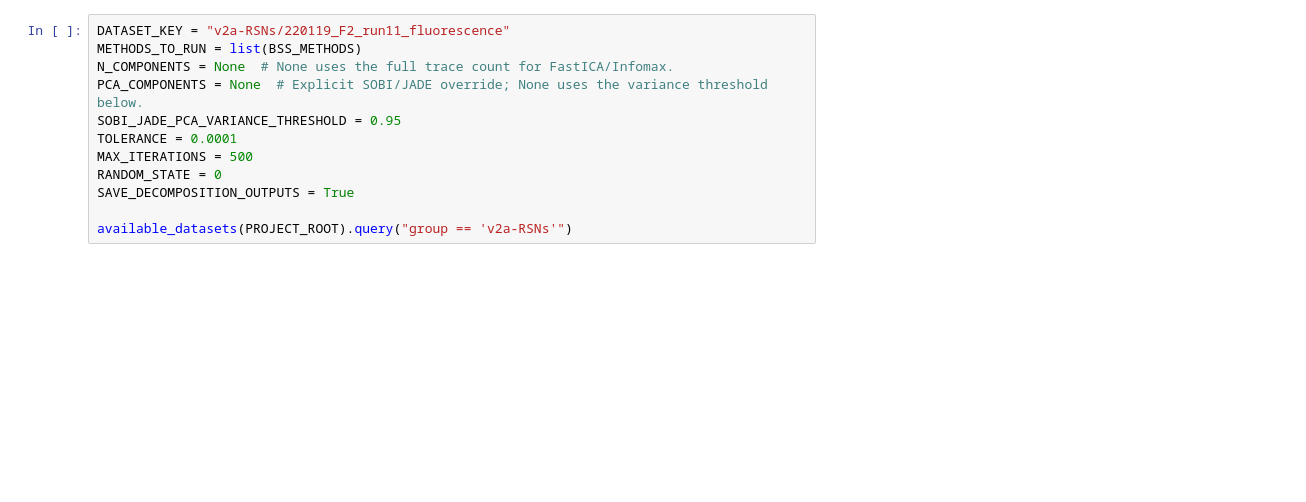
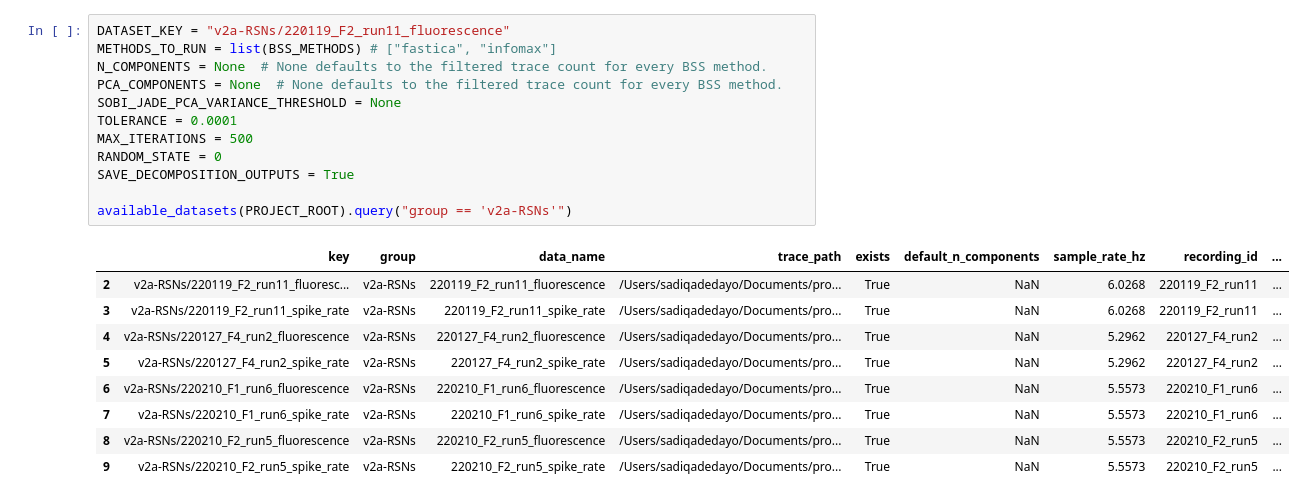
Before and after one commit to adedayoas91/ica-denoising, a Jupyter notebook: notebooks/v2a-RSNs/220119_F2_run11/decompositions.ipynb, the cells around one changed output. Cells and saved outputs as stored; diff of their text form; blank space fills up the shorter version.

```diff
--- a/notebooks/v2a-RSNs/220119_F2_run11/decompositions.ipynb
+++ b/notebooks/v2a-RSNs/220119_F2_run11/decompositions.ipynb
@@ -39,14 +41,24 @@ from ica_denoising.bss_notebook import (
 # %%
 DATASET_KEY = "v2a-RSNs/220119_F2_run11_fluorescence"
-METHODS_TO_RUN = list(BSS_METHODS)
-N_COMPONENTS = None  # None uses the full trace count for FastICA/Infomax.
-PCA_COMPONENTS = None  # Explicit SOBI/JADE override; None uses the variance threshold below.
-SOBI_JADE_PCA_VARIANCE_THRESHOLD = 0.95
+METHODS_TO_RUN = list(BSS_METHODS) # ["fastica", "infomax"]
+N_COMPONENTS = None  # None defaults to the filtered trace count for every BSS method.
+PCA_COMPONENTS = None  # None defaults to the filtered trace count for every BSS method.
+SOBI_JADE_PCA_VARIANCE_THRESHOLD = None
 TOLERANCE = 0.0001
 MAX_ITERATIONS = 500
 RANDOM_STATE = 0
 SAVE_DECOMPOSITION_OUTPUTS = True
 
 available_datasets(PROJECT_ROOT).query("group == 'v2a-RSNs'")
+# %% [output]
+|  | key | group | data_name | trace_path | exists | default_n_components | sample_rate_hz | recording_id | ... |
+| 2 | v2a-RSNs/220119_F2_run11_fluoresc... | v2a-RSNs | 220119_F2_run11_fluorescence | /Users/sadiqadedayo/Documents/pro... | True | NaN | 6.0268 | 220119_F2_run11 | ... |
+| 3 | v2a-RSNs/220119_F2_run11_spike_rate | v2a-RSNs | 220119_F2_run11_spike_rate | /Users/sadiqadedayo/Documents/pro... | True | NaN | 6.0268 | 220119_F2_run11 | ... |
+| 4 | v2a-RSNs/220127_F4_run2_fluorescence | v2a-RSNs | 220127_F4_run2_fluorescence | /Users/sadiqadedayo/Documents/pro... | True | NaN | 5.2962 | 220127_F4_run2 | ... |
+| 5 | v2a-RSNs/220127_F4_run2_spike_rate | v2a-RSNs | 220127_F4_run2_spike_rate | /Users/sadiqadedayo/Documents/pro... | True | NaN | 5.2962 | 220127_F4_run2 | ... |
+| 6 | v2a-RSNs/220210_F1_run6_fluorescence | v2a-RSNs | 220210_F1_run6_fluorescence | /Users/sadiqadedayo/Documents/pro... | True | NaN | 5.5573 | 220210_F1_run6 | ... |
+| 7 | v2a-RSNs/220210_F1_run6_spike_rate | v2a-RSNs | 220210_F1_run6_spike_rate | /Users/sadiqadedayo/Documents/pro... | True | NaN | 5.5573 | 220210_F1_run6 | ... |
+| 8 | v2a-RSNs/220210_F2_run5_fluorescence | v2a-RSNs | 220210_F2_run5_fluorescence | /Users/sadiqadedayo/Documents/pro... | True | NaN | 5.5573 | 220210_F2_run5 | ... |
+| 9 | v2a-RSNs/220210_F2_run5_spike_rate | v2a-RSNs | 220210_F2_run5_spike_rate | /Users/sadiqadedayo/Documents/pro... | True | NaN | 5.5573 | 220210_F2_run5 | ... |
 # %%
 dataset, traces = load_traces(DATASET_KEY, PROJECT_ROOT)
```
Also changed, not shown: parts of 7 cells of this notebook, 34 other files.
